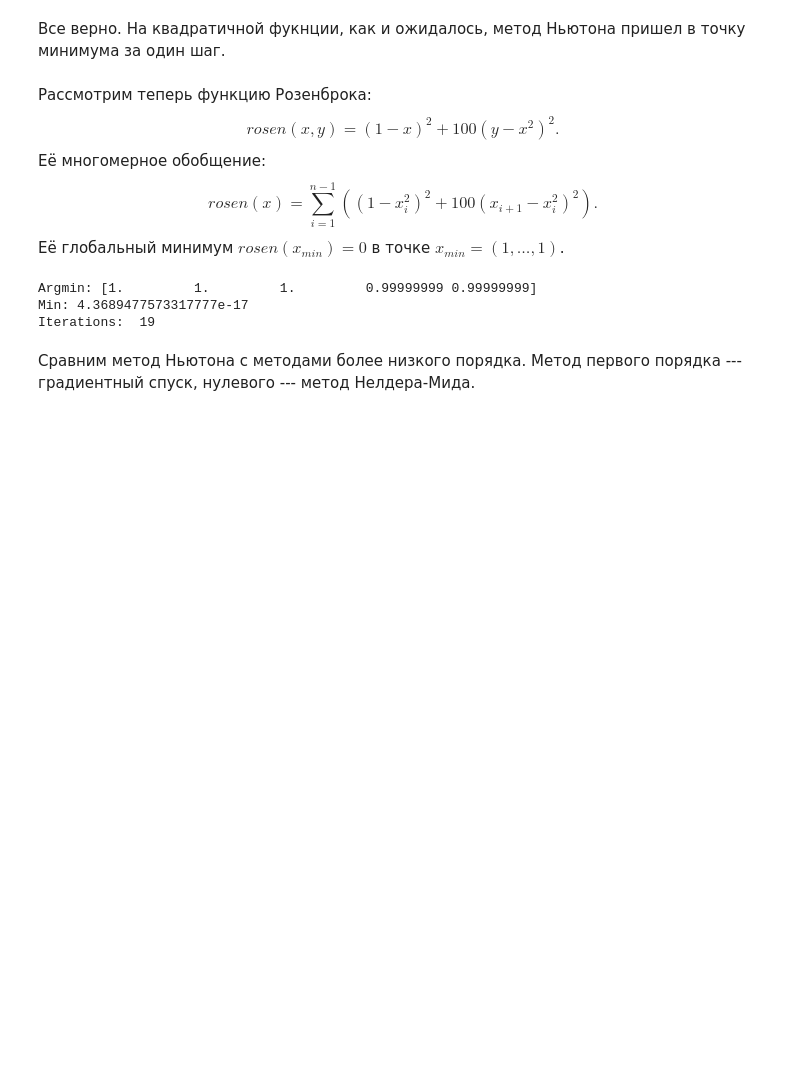
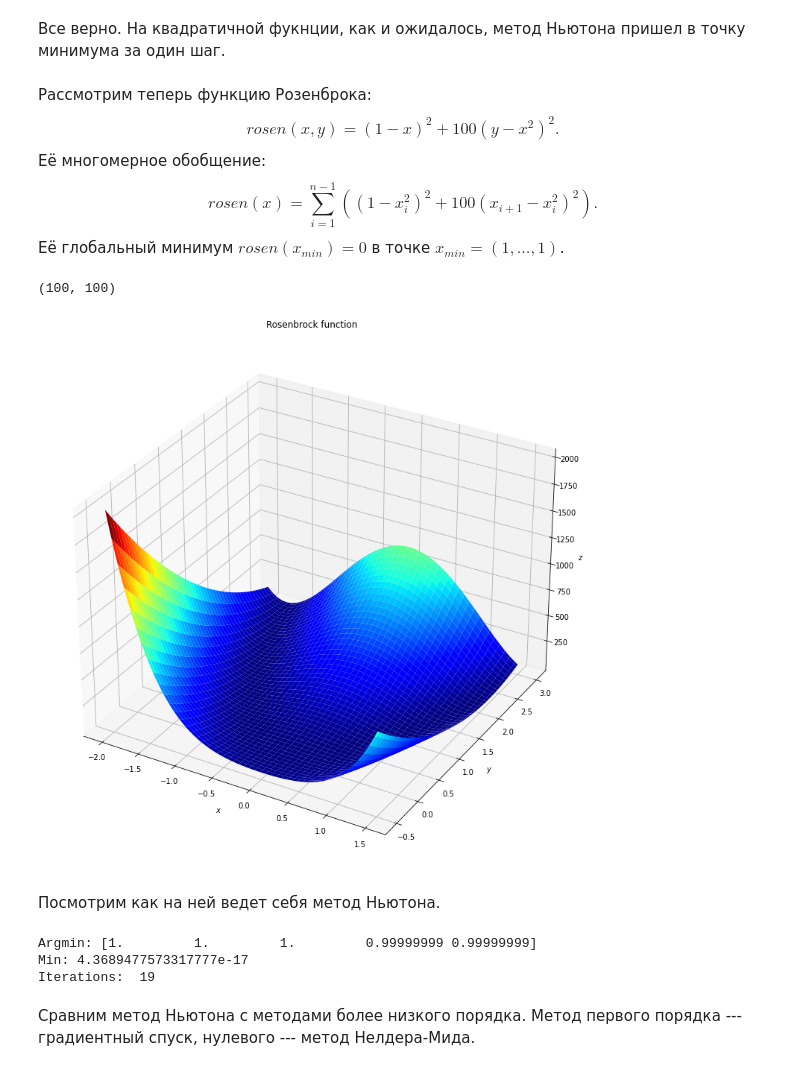
Before and after one commit to egor79k/opt_methods_project, a Jupyter notebook: project_practice.ipynb, the cells around one changed output. Drawn from its saved outputs; the diff is of its cells as text; code cells hidden in the pictures; blank space fills up the shorter version.

```diff
--- a/project_practice.ipynb
+++ b/project_practice.ipynb
@@ -92,21 +89,31 @@ def rosen_hess(x):
     diagonal[1:-1] = 202 + 1200*x[1:-1]**2 - 400*x[2:]
     H = H + np.diag(diagonal)
     return H
-
-x0 = np.array([1.3, 0.7, 0.8, 1.9, 1.2])
-
-res = Newton(rosen, rosen_grad, rosen_hess, x0)
-print("Argmin:", res["x"], "\nMin:", rosen(res["x"]), "\nIterations: ", res["iterations"])
-
-#res = scopt.minimize(rosen, x0, jac=rosen_grad, hess=rosen_hess, method='Newton-CG', tol=1e-6)
-#print("Argmin:", res.x, "\nMin:", res.fun, "\nIterations: ", res.nit)
-
-#res = scopt.minimize(rosen, x0, method='Nelder-Mead')
-#print("Argmin:", res.x, "\nMin:", res.fun, "\nIterations: ", res.nit)
-# %% [output]
-Argmin: [1.         1.         1.         0.99999999 0.99999999]
-Min: 4.3689477573317777e-17
-Iterations:  19
+# %%
+X = np.linspace(-2, 1.5, 100)
+Y = np.linspace(-0.5, 3, 100)
+x, y = np.meshgrid(X, Y)
+print(rosen(np.array([x, y])).shape)
+
+fig = plt.figure(figsize=(10, 10))
+ax = Axes3D(fig)
+ax.plot_surface(x, y, rosen(np.array([x, y])), cmap='jet')
+ax.set(xlabel='$x$', ylabel='$y$', zlabel='$z$')
+ax.set_title('Rosenbrock function')
+plt.show()
+# %% [output]
+(100, 100)
+[figure, added]
+# %% [markdown]
+Посмотрим как на ней ведет себя метод Ньютона.
+# %%
+x0 = np.array([1.3, 0.7, 0.8, 1.9, 1.2])
+res = Newton(rosen, rosen_grad, rosen_hess, x0)
+print("Argmin:", res["x"], "\nMin:", rosen(res["x"]), "\nIterations: ", res["iterations"])
+# %% [output]
+Argmin: [1.         1.         1.         0.99999999 0.99999999]
+Min: 4.3689477573317777e-17
+Iterations:  19
 # %% [markdown]
 Сравним метод Ньютона с методами более низкого порядка. Метод первого порядка --- градиентный спуск, нулевого --- метод Нелдера-Мида.
 # %%
```
Also changed, not shown: parts of 22 cells of this notebook.
